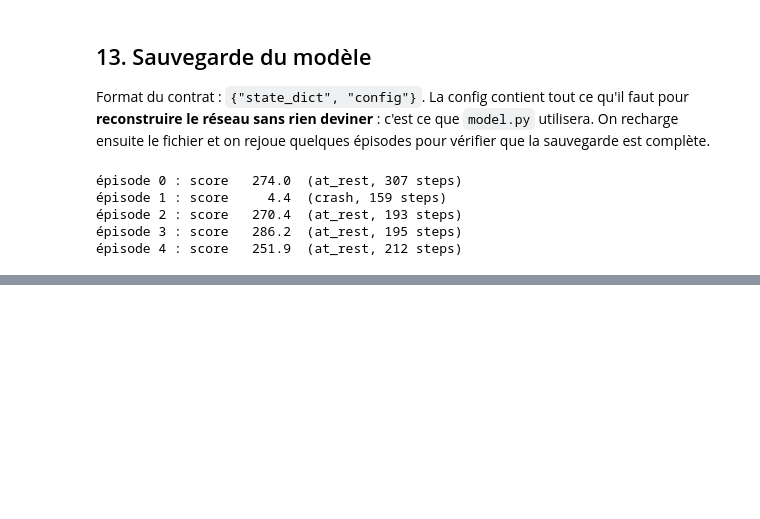
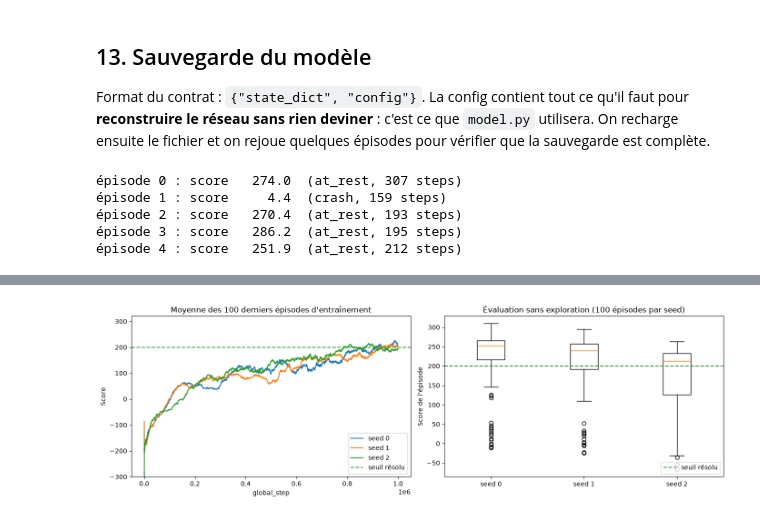
Before and after one commit to chrisrny/StartTrek, a Jupyter notebook: ppo.ipynb, the cells around one changed output, grey strips where cells are left out. Saved outputs shown, nothing was run; the diff lists cells and outputs as text; code cells hidden in the pictures; blank space fills up the shorter version.

```diff
--- a/ppo.ipynb
+++ b/ppo.ipynb
@@ -838,0 +1052,25 @@ for log in check_logs:
+# %%
+fig, axes = plt.subplots(1, 2, figsize=(14, 4.5))
+
+for seed, (logs, _) in seed_runs.items():
+    episodes = logs["episodes"]
+    axes[0].plot([e["global_step"] for e in episodes], moving_average([e["reward"] for e in episodes]),
+                 label=f"seed {seed}")
+axes[0].axhline(200, color="tab:green", linestyle="--", label="seuil résolu")
+axes[0].set_title("Moyenne des 100 derniers épisodes d'entraînement")
+axes[0].set_xlabel("global_step")
+axes[0].set_ylabel("Score")
+axes[0].set_ylim(-300, 320)
+axes[0].legend(loc="lower right")
+
+axes[1].boxplot([[log["reward"] for log in seed_eval] for _, seed_eval in seed_runs.values()],
+                tick_labels=[f"seed {seed}" for seed in seed_runs])
+axes[1].axhline(200, color="tab:green", linestyle="--", label="seuil résolu")
+axes[1].set_title(f"Évaluation sans exploration ({EVAL_EPISODES} épisodes par seed)")
+axes[1].set_ylabel("Score de l'épisode")
+axes[1].legend(loc="lower right")
+
+plt.tight_layout()
+plt.show()
+# %% [output]
+[figure, added]
```
Also changed, not shown: parts of 19 cells of this notebook, 8 other files.
